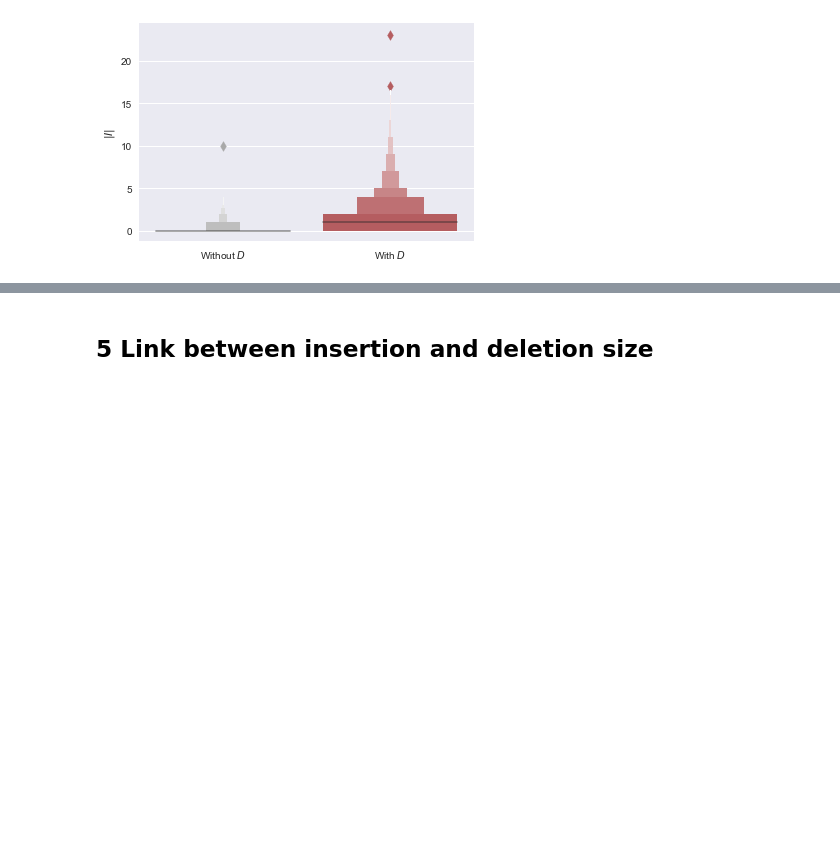
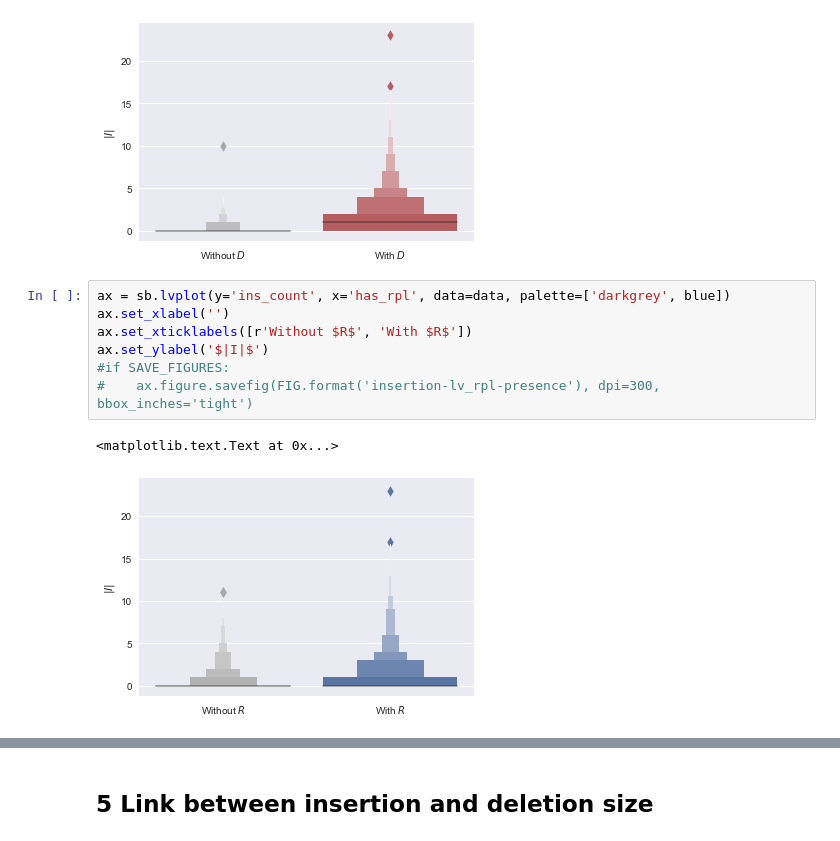
Before and after one commit to interpretation-experiment/analysis, a Jupyter notebook: notebooks/exp_3/model_exploration.ipynb, the cells around one changed output, grey strips where cells are left out. Saved outputs shown, nothing was run; the diff lists cells and outputs as text; blank space fills up the shorter version.

Commit message:
feat/model: add lv plots for other ins/del/rpl conditionings

```diff
--- a/notebooks/exp_3/model_exploration.ipynb
+++ b/notebooks/exp_3/model_exploration.ipynb
@@ -522,3 +522,13 @@ if SAVE_FIGURES:
     ax.figure.savefig(FIG.format('insertion-lv_del-presence'), dpi=300, bbox_inches='tight')
 # %% [output]
 [figure]
+# %%
+ax = sb.lvplot(y='ins_count', x='has_rpl', data=data, palette=['darkgrey', blue])
+ax.set_xlabel('')
+ax.set_xticklabels([r'Without $R$', 'With $R$'])
+ax.set_ylabel('$|I|$')
+#if SAVE_FIGURES:
+#    ax.figure.savefig(FIG.format('insertion-lv_rpl-presence'), dpi=300, bbox_inches='tight')
+# %% [output]
+<matplotlib.text.Text at 0x...>
+[figure, added]
```
Also changed, not shown: parts of 4 cells of this notebook, 1 other file.
